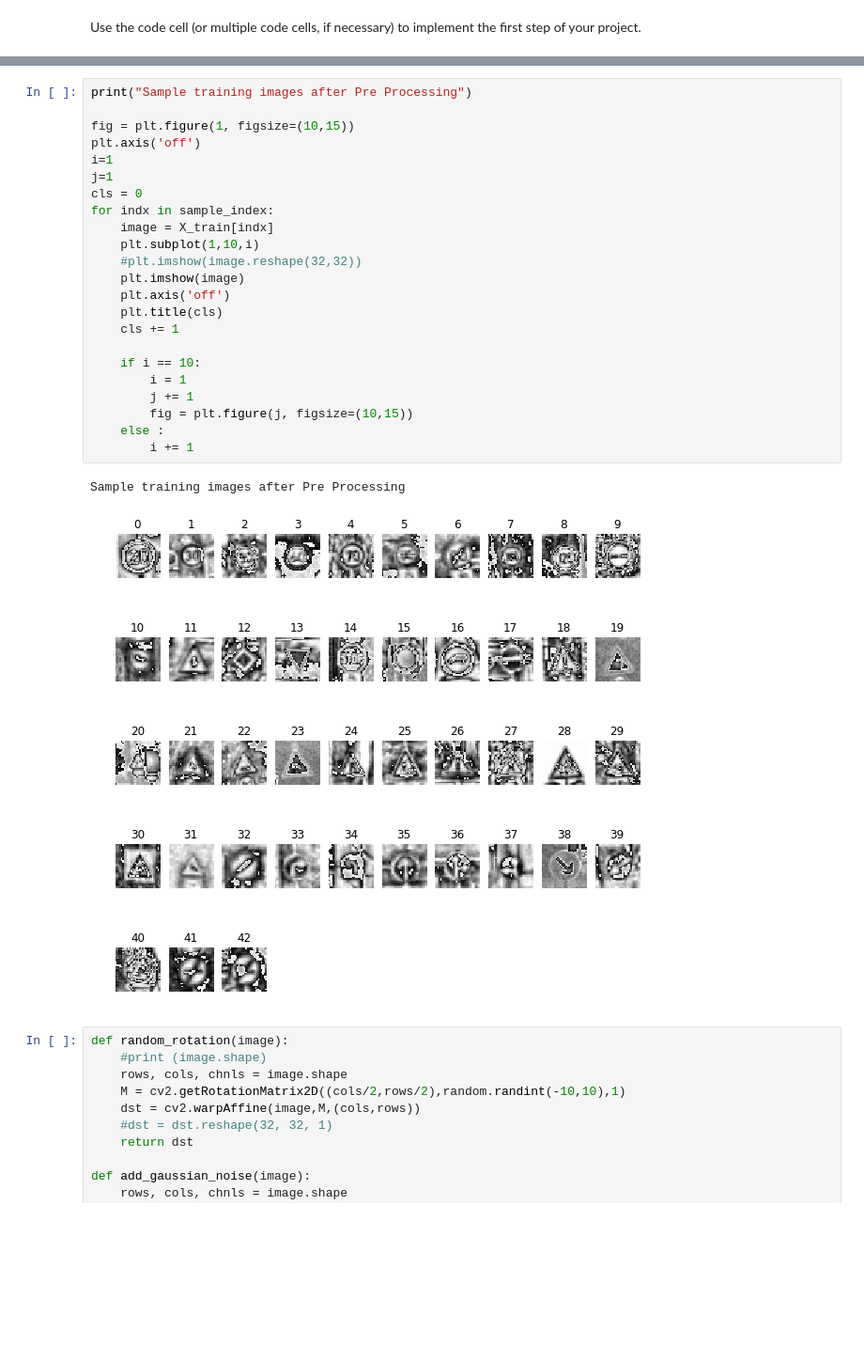
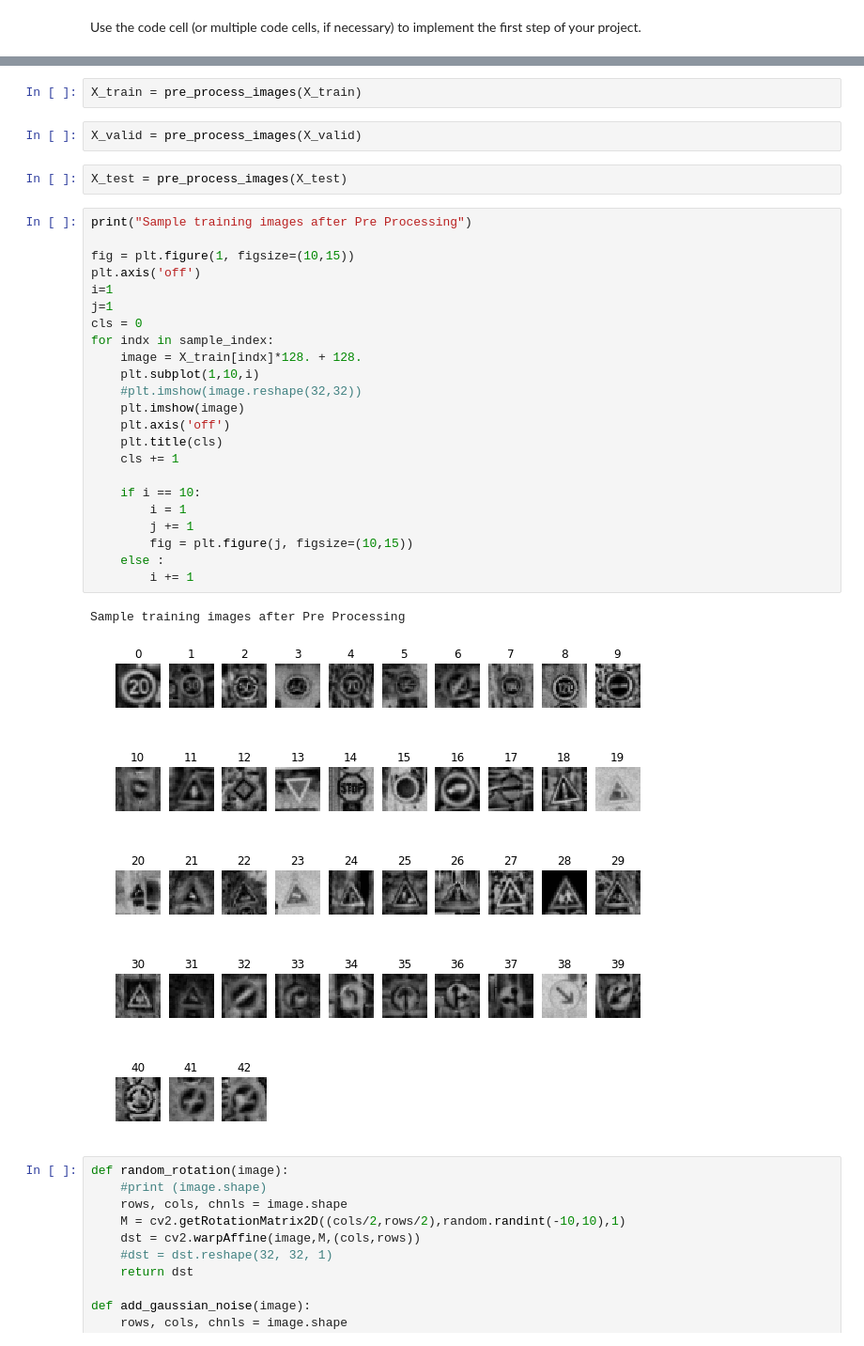
Before and after one commit to umangsa/CarND-Traffic-Sign-classification, a Jupyter notebook: Traffic_Sign_Classifier.ipynb, the cells around one changed output, grey strips where cells are left out. Shown at 94% size. Saved outputs shown, nothing was run; the diff lists cells and outputs as text; blank space fills up the shorter version.

```diff
--- a/Traffic_Sign_Classifier.ipynb
+++ b/Traffic_Sign_Classifier.ipynb
@@ -213,33 +203,39 @@ X_test = pre_process_images(X_test)
+# %%
+X_train = pre_process_images(X_train)
+# %%
+X_valid = pre_process_images(X_valid)
+# %%
+X_test = pre_process_images(X_test)
 # %%
 print("Sample training images after Pre Processing")
 
 fig = plt.figure(1, figsize=(10,15))
 plt.axis('off')
 i=1
 j=1
 cls = 0
 for indx in sample_index:
-    image = X_train[indx]
+    image = X_train[indx]*128. + 128.
     plt.subplot(1,10,i)
     #plt.imshow(image.reshape(32,32))
     plt.imshow(image)
     plt.axis('off')
     plt.title(cls)
     cls += 1
 
     if i == 10:
         i = 1
         j += 1
         fig = plt.figure(j, figsize=(10,15))
     else :
         i += 1
 # %% [output]
 Sample training images after Pre Processing
-[figure, old version]
+[figure, new version]
-[figure, old version]
+[figure, new version]
-[figure, old version]
+[figure, new version]
-[figure, old version]
+[figure, new version]
-[figure, old version]
+[figure, new version]
 # %%
 def random_rotation(image):
     #print (image.shape)
```
Also changed, not shown: parts of 13 cells of this notebook.
